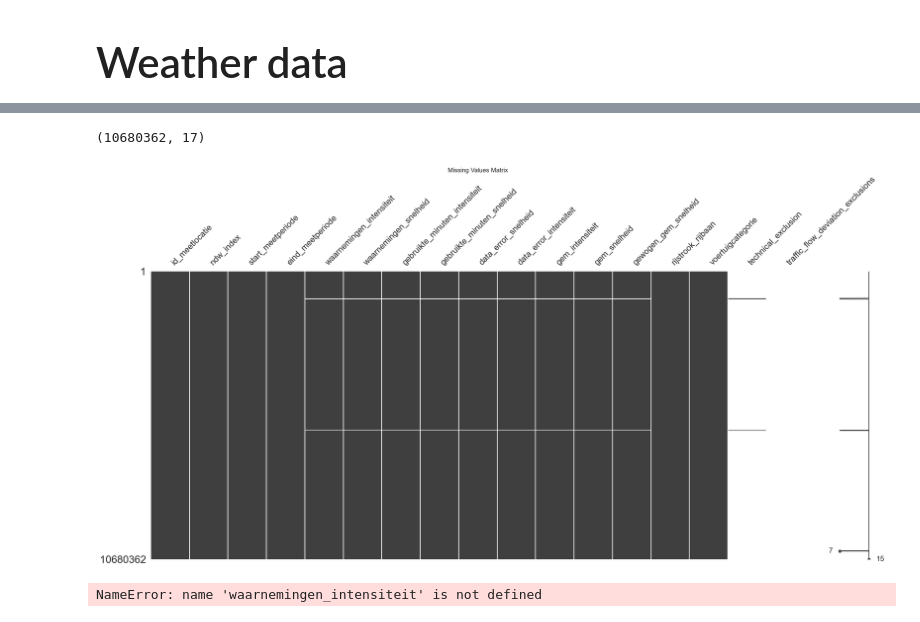
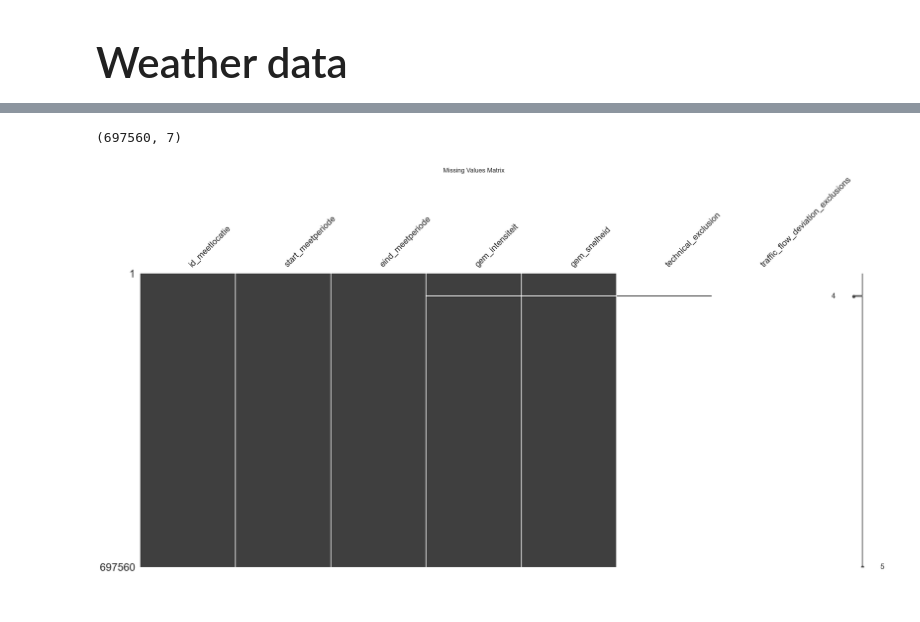
Before and after one commit to EVVISION/Notebook, a Jupyter notebook: Notebook_traffic_0.2.ipynb, the cells around one changed output, grey strips where cells are left out. Drawn from its saved outputs; the diff is of its cells as text; code cells hidden in the pictures.

```diff
--- a/Notebook_traffic_0.2.ipynb
+++ b/Notebook_traffic_0.2.ipynb
@@ -1224,0 +1157,33 @@ combined_filtered_df.head()
+# %%
+df_traffic_intensity = pd.read_csv('../intensiteit-snelheid-export-najaar.csv')
+
+combined_filtered_df['Datetime_file_begin'] = pd.to_datetime(combined_filtered_df['DatumFileBegin']) + pd.to_timedelta(combined_filtered_df['TijdFileBegin'])
+combined_filtered_df['Datetime_file_eind'] = pd.to_datetime(combined_filtered_df['DatumFileEind']) + pd.to_timedelta(combined_filtered_df['TijdFileEind'])
+
+# Convert the columns containing date information to datetime format
+df_traffic_intensity['start_meetperiode'] = pd.to_datetime(df_traffic_intensity['start_meetperiode'])
+df_traffic_intensity['eind_meetperiode'] = pd.to_datetime(df_traffic_intensity['eind_meetperiode'])
+
+# Filter the DataFrame for data in months 9 and 10 (September and October)
+filtered_traffic_intensity = df_traffic_intensity[
+    (df_traffic_intensity['start_meetperiode'].dt.month == 9) |
+    (df_traffic_intensity['eind_meetperiode'].dt.month == 9)
+]
+
+filtered_df = combined_filtered_df[
+    ((combined_filtered_df['Datetime_file_begin'].dt.month == 9) & (combined_filtered_df['Datetime_file_begin'].dt.year == 2023)) |
+    ((combined_filtered_df['Datetime_file_eind'].dt.month == 9) & (combined_filtered_df['Datetime_file_eind'].dt.year == 2023))
+]
+
+columns_to_remove = [
+    'waarnemingen_intensiteit', 'waarnemingen_snelheid',
+    'gebruikte_minuten_intensiteit', 'gebruikte_minuten_snelheid',
+    'data_error_snelheid', 'data_error_intensiteit', 'gewogen_gem_snelheid',
+    'ndw_index', 'rijstrook_rijbaan', 'voertuigcategorie'
+]
+
+# Drop the specified columns from the DataFrame
+filtered_traffic_intensity = filtered_traffic_intensity.drop(columns=columns_to_remove, axis=1)
+
+# Display or further process the filtered_traffic_intensity DataFrame
+print(filtered_traffic_intensity)
@@ -1254,17 +1237,17 @@ traffic_flow_deviation_exclusions    10680362
 dtype: int64
 # %%
-df_traffic_intensity_1.shape
+filtered_traffic_intensity.shape
 # %% [output]
-(10680362, 17)
+(697560, 7)
 # %%
-df_traffic_intensity_1.columns = df_traffic_intensity_1.columns.str.strip()
+filtered_traffic_intensity.columns = filtered_traffic_intensity.columns.str.strip()
 # %%
-missing_values = df_traffic_intensity_1.isnull()
+missing_values = filtered_traffic_intensity.isnull()
 
-msno.matrix(df_traffic_intensity_1)
+msno.matrix(filtered_traffic_intensity)
 plt.title('Missing Values Matrix')
 plt.show()
 # %% [output]
-[figure, old version]
+[figure, new version]
 # %%
 # Drop rows where both 'technical_exclusion' and 'traffic_flow_deviation_exclusions' are NaN
@@ -1275,5 +1258 @@ df_traffic_intensity_1.reset_index(drop=True, inplace=True)
-# %%
-df_traffic_intensity_1[waarnemingen_intensiteit].unique()
-# %% [output]
-NameError: name 'waarnemingen_intensiteit' is not defined
 # %%
```
Also changed, not shown: parts of 41 cells of this notebook, 1 other file.
